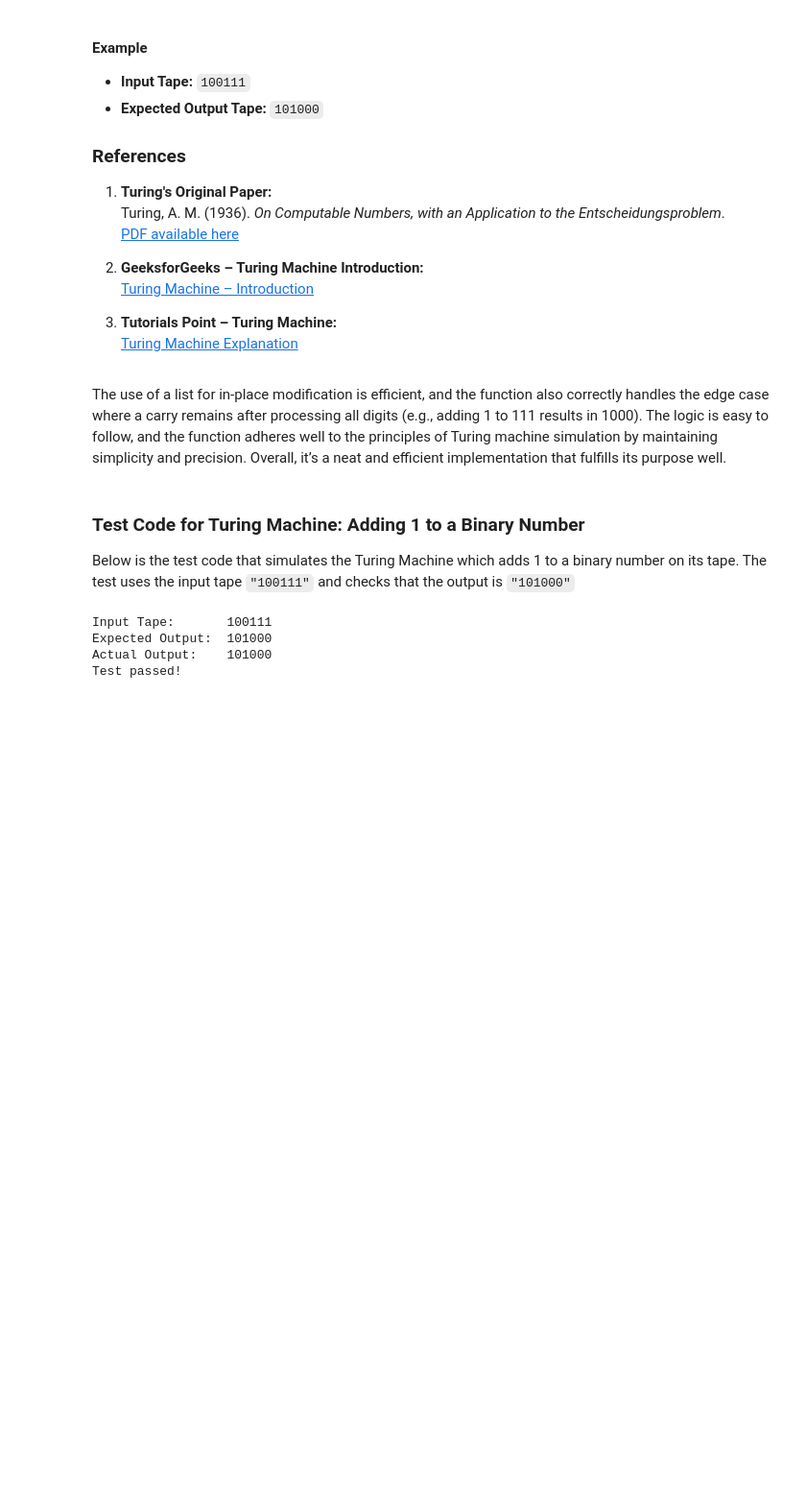
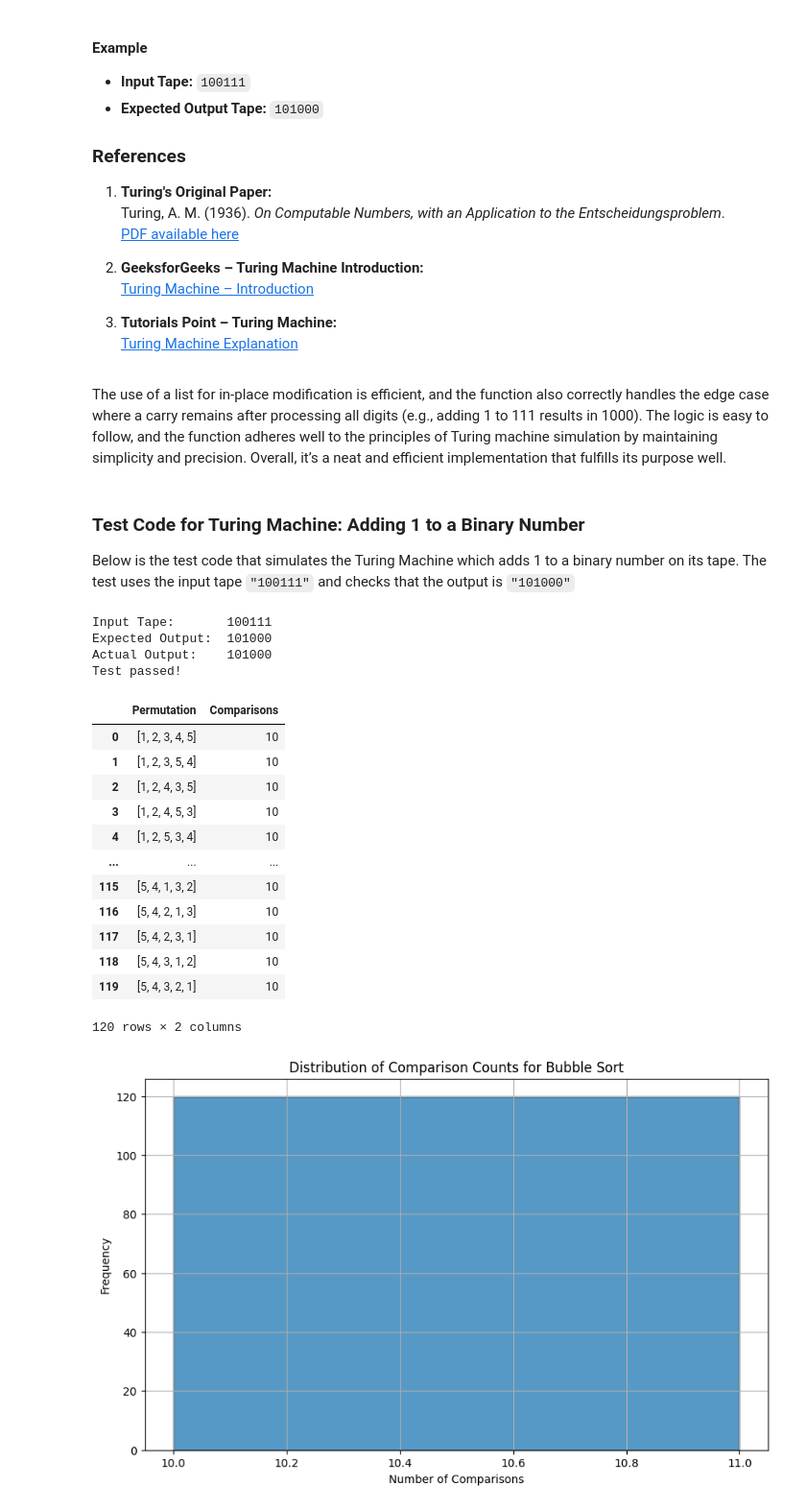
Before and after one commit to dvlsc000/ComputationalTheory, a Jupyter notebook: tasks.ipynb, the cells around one changed output. Shown at 96% size. Cells and saved outputs as stored; diff of their text form; code cells hidden in the pictures; blank space fills up the shorter version.

Commit message:
Plot histogram of comparisons

```diff
--- a/tasks.ipynb
+++ b/tasks.ipynb
@@ -1166,0 +1150,72 @@ def bubble_sort_with_comparisons(arr):
+# %%
+import itertools
+import pandas as pd
+import matplotlib.pyplot as plt
+import seaborn as sns
+
+# Modified Bubble Sort that counts comparisons
+def bubble_sort_with_comparisons(arr):
+    n = len(arr)
+    comparisons = 0
+    arr = arr.copy()
+    for i in range(n):
+        for j in range(0, n - i - 1):
+            comparisons += 1
+            if arr[j] > arr[j + 1]:
+                arr[j], arr[j + 1] = arr[j + 1], arr[j]
+    return comparisons
+
+    import itertools
+import pandas as pd
+import matplotlib.pyplot as plt
+import seaborn as sns
+
+# Modified Bubble Sort that counts comparisons
+def bubble_sort_with_comparisons(arr):
+    n = len(arr)
+    comparisons = 0
+    arr = arr.copy()
+    for i in range(n):
+        for j in range(0, n - i - 1):
+            comparisons += 1
+            if arr[j] > arr[j + 1]:
+                arr[j], arr[j + 1] = arr[j + 1], arr[j]
+    return comparisons
+
+# Input list
+L = [1, 2, 3, 4, 5]
+
+# Generate all permutations
+permutations = list(itertools.permutations(L))
+
+# Run bubble sort on each permutation and store results
+results = [(list(p), bubble_sort_with_comparisons(list(p))) for p in permutations]
+df = pd.DataFrame(results, columns=["Permutation", "Comparisons"])
+
+# Display the table
+from IPython.display import display
+display(df)
+
+# Plot histogram of comparisons
+plt.figure(figsize=(10, 6))
+sns.histplot(df["Comparisons"], bins=range(df["Comparisons"].min(), df["Comparisons"].max()+2), kde=False)
+plt.title("Distribution of Comparison Counts for Bubble Sort")
+plt.xlabel("Number of Comparisons")
+plt.ylabel("Frequency")
+plt.grid(True)
+plt.show()
+# %% [output]
+|  | Permutation | Comparisons |
+| 0 | [1, 2, 3, 4, 5] | 10 |
+| 1 | [1, 2, 3, 5, 4] | 10 |
+| 2 | [1, 2, 4, 3, 5] | 10 |
+| 3 | [1, 2, 4, 5, 3] | 10 |
+| 4 | [1, 2, 5, 3, 4] | 10 |
+| ... | ... | ... |
+| 115 | [5, 4, 1, 3, 2] | 10 |
+| 116 | [5, 4, 2, 1, 3] | 10 |
+| 117 | [5, 4, 2, 3, 1] | 10 |
+| 118 | [5, 4, 3, 1, 2] | 10 |
+| 119 | [5, 4, 3, 2, 1] | 10 |
+120 rows × 2 columns
+[figure, added]
```
Also changed, not shown: parts of 1 cell of this notebook.
